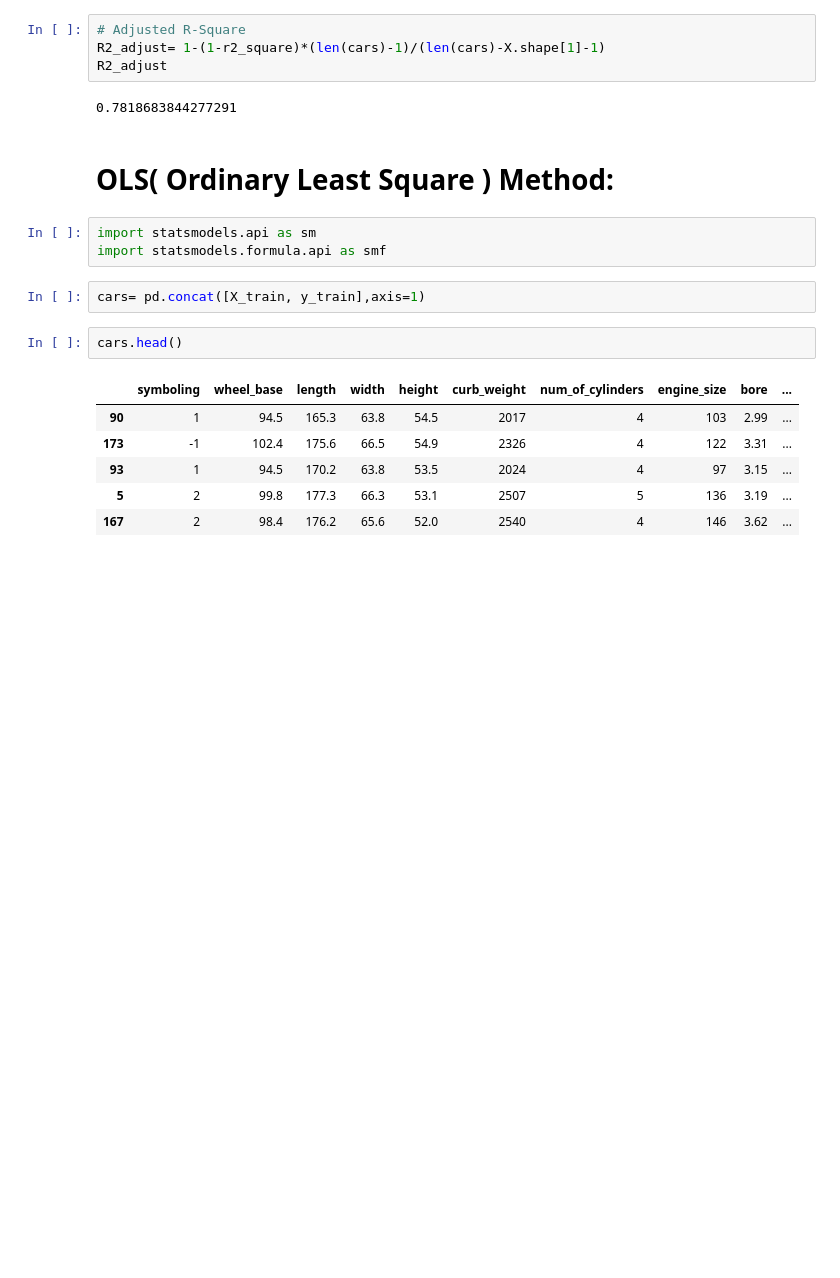
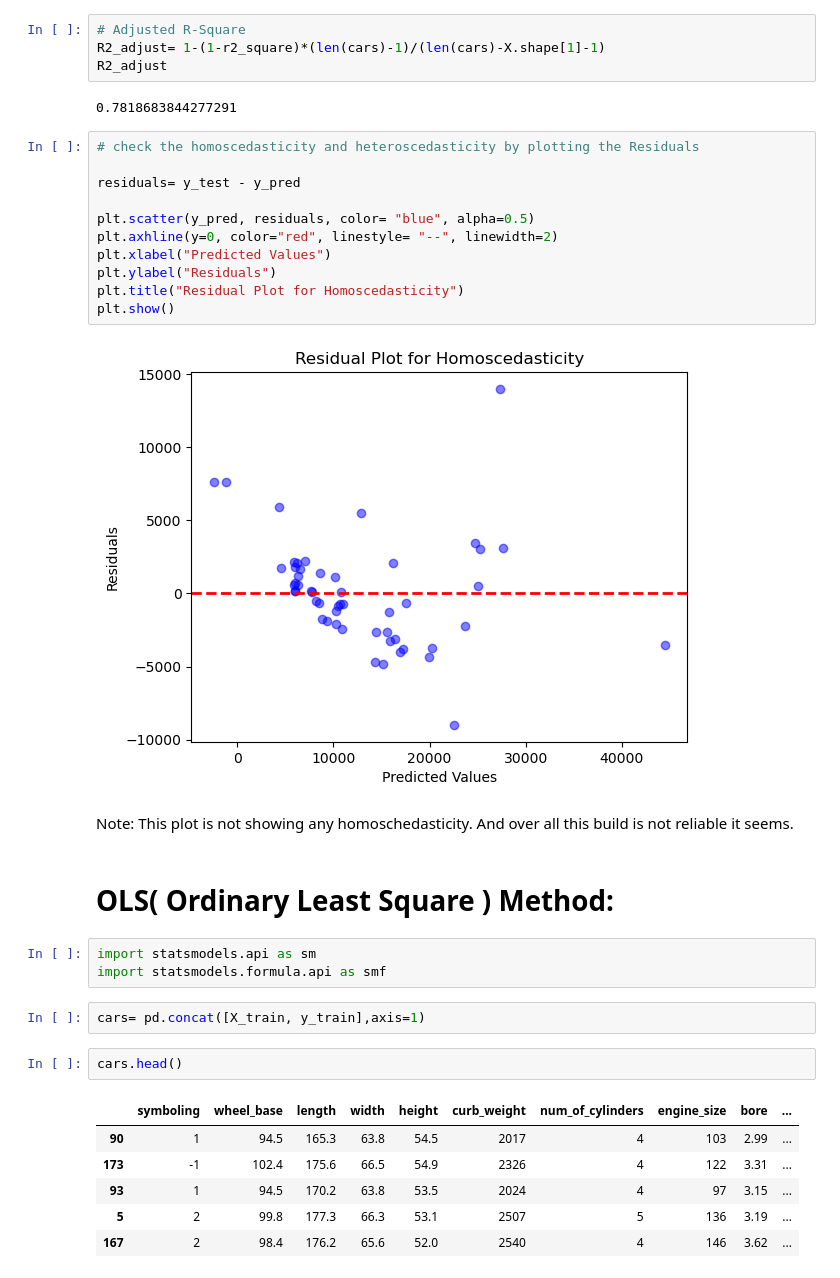
Before and after one commit to ChanduKReddy99/LinearRegression_CarsDataSet, a Jupyter notebook: auto_mpg_LR/auto-mpg.ipynb, the cells around one changed output. Saved outputs shown, nothing was run; the diff lists cells and outputs as text; blank space fills up the shorter version.

```diff
--- a/auto_mpg_LR/auto-mpg.ipynb
+++ b/auto_mpg_LR/auto-mpg.ipynb
@@ -564,6 +560,21 @@ R2_adjust= 1-(1-r2_square)*(len(cars)-1)/(len(cars)-X.shape[1]-1)
 R2_adjust
 # %% [output]
 0.7818683844277291
+# %%
+# check the homoscedasticity and heteroscedasticity by plotting the Residuals
+
+residuals= y_test - y_pred
+
+plt.scatter(y_pred, residuals, color= "blue", alpha=0.5)
+plt.axhline(y=0, color="red", linestyle= "--", linewidth=2)
+plt.xlabel("Predicted Values")
+plt.ylabel("Residuals")
+plt.title("Residual Plot for Homoscedasticity")
+plt.show()
+# %% [output]
+[figure, added]
+# %% [markdown]
+Note: This plot is not showing any homoschedasticity. And over all this build is not reliable it seems.
 # %% [markdown]
 # OLS( Ordinary Least Square ) Method:
 # %%
```
Also changed, not shown: parts of 4 cells of this notebook.
